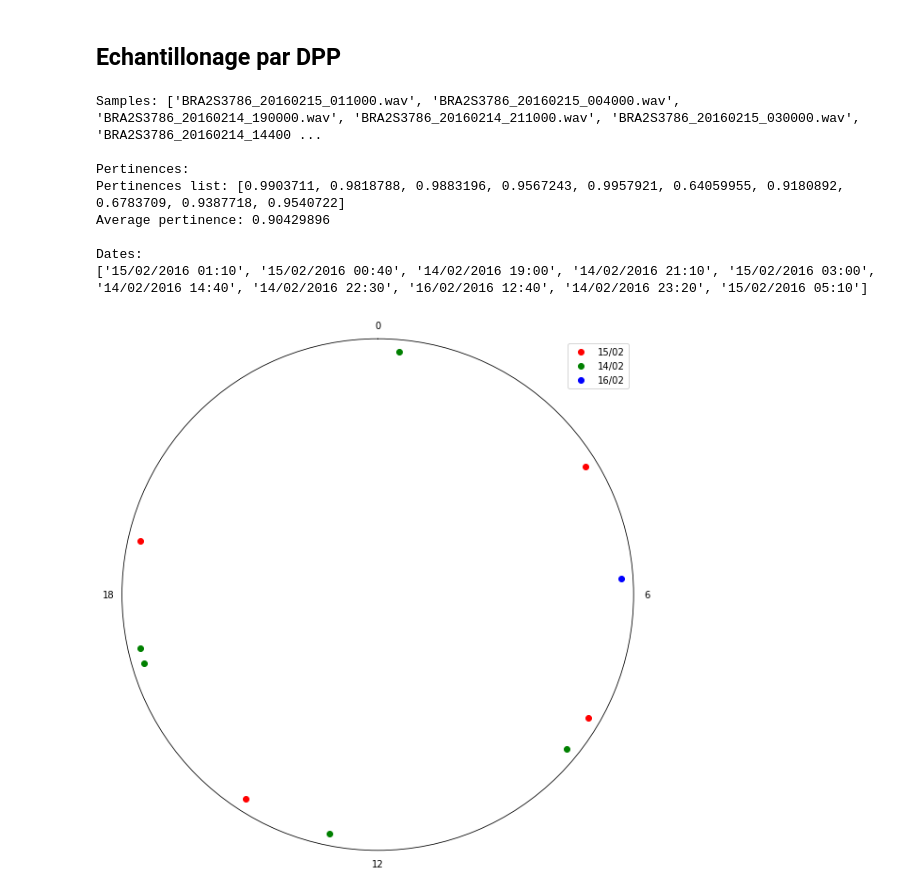
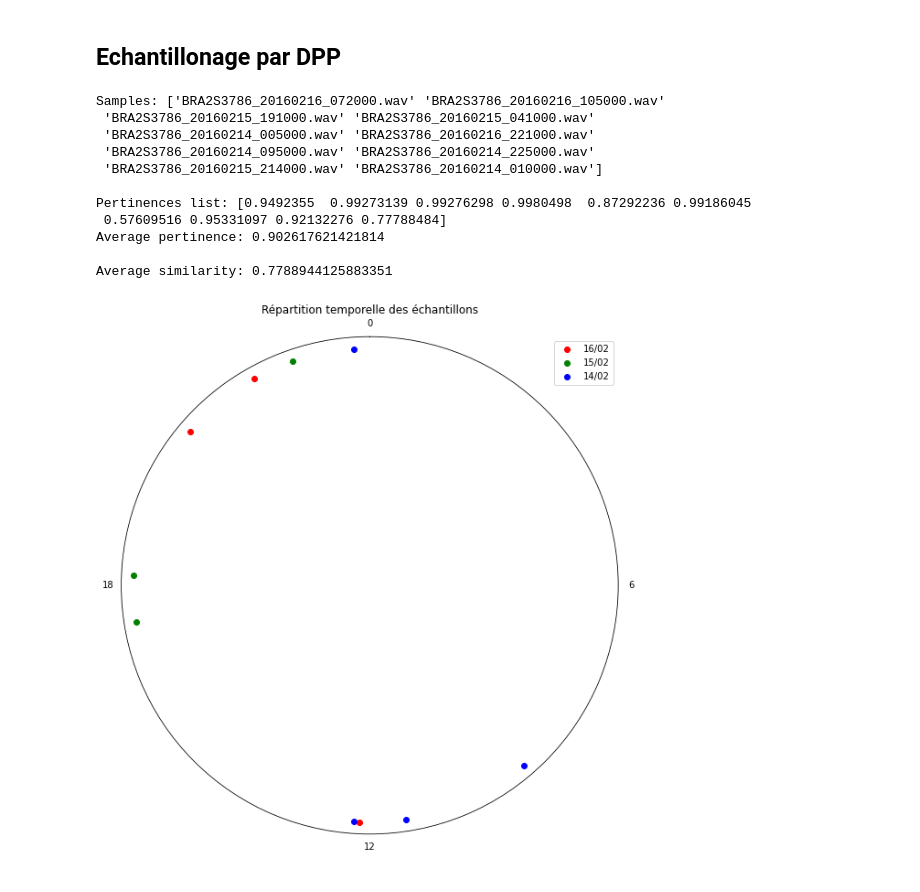
Before and after one commit to outidrarine/Detpop, a Jupyter notebook: TestEchantillonages.ipynb, the cells around one changed output. Drawn from its saved outputs; the diff is of its cells as text; code cells hidden in the pictures.

```diff
--- a/TestEchantillonages.ipynb
+++ b/TestEchantillonages.ipynb
@@ -17,66 +86,41 @@ print(sampling_pertinence(10))
 # %% [markdown]
 ## Echantillonage par DPP
 # %%
-import os
 import numpy as np
 from echantillonages import sampling_dpp
-from utils import getDateFromFilename, getSound
-from constructionPsi import compute_pertinence
+from constructionPsi import compute_sample_pertinence, compute_average_similaritiy
 from affichageDonnees import displayPolarSamples
 
+
 root = './SoundDatabase'
-dates = []
-pertinences = []
-
-
 nbSamples = 10
 samples = sampling_dpp(nbSamples)
 
-
-for sample in samples:
-    date = getDateFromFilename(sample, with_root = False, root = root)
-    dates.append(date)
-
-    sound, fe = getSound(os.path.join(root, sample), 5)
-    pertinence = compute_pertinence(sound, fe)
-    pertinences.append(pertinence)
-
-
-# psi = getpsi()
-# similarities = 0
-# nbSamples = len(samples)
-# for j in range(0, nbSamples):
-#     for i in range(0, j):
-#         similarities += similarity(samples[j], samples[i], psi)
-
-# similarities /= nbSamples * (nbSamples - 1) / 2
-
-
-
+pertinences = compute_sample_pertinence(samples, root)
 
 
 print()
 print("Samples:", samples)
 print()
 
-print("Pertinences:")
-print("Pertinences list:", pertinences)
-print("Average pertinence:", np.mean(pertinences))
+print("Pertinences list:", pertinences['pertinence'])
+print("Average pertinence:", np.mean(pertinences['pertinence']))
 print()
 
-print("Dates:")
-print(dates)
-
-
+print("Average similarity:", compute_average_similaritiy(samples, root))
+print()
 
 displayPolarSamples(samples)
 # %% [output]
-Samples: ['BRA2S3786_20160215_011000.wav', 'BRA2S3786_20160215_004000.wav', 'BRA2S3786_20160214_190000.wav', 'BRA2S3786_20160214_211000.wav', 'BRA2S3786_20160215_030000.wav', 'BRA2S3786_20160214_14400 ...
+Samples: ['BRA2S3786_20160216_072000.wav' 'BRA2S3786_20160216_105000.wav'
+ 'BRA2S3786_20160215_191000.wav' 'BRA2S3786_20160215_041000.wav'
+ 'BRA2S3786_20160214_005000.wav' 'BRA2S3786_20160216_221000.wav'
+ 'BRA2S3786_20160214_095000.wav' 'BRA2S3786_20160214_225000.wav'
+ 'BRA2S3786_20160215_214000.wav' 'BRA2S3786_20160214_010000.wav']
 
-Pertinences:
-Pertinences list: [0.9903711, 0.9818788, 0.9883196, 0.9567243, 0.9957921, 0.64059955, 0.9180892, 0.6783709, 0.9387718, 0.9540722]
-Average pertinence: 0.90429896
+Pertinences list: [0.9492355  0.99273139 0.99276298 0.9980498  0.87292236 0.99186045
+ 0.57609516 0.95331097 0.92132276 0.77788484]
+Average pertinence: 0.902617621421814
 
-Dates:
-['15/02/2016 01:10', '15/02/2016 00:40', '14/02/2016 19:00', '14/02/2016 21:10', '15/02/2016 03:00', '14/02/2016 14:40', '14/02/2016 22:30', '16/02/2016 12:40', '14/02/2016 23:20', '15/02/2016 05:10']
+Average similarity: 0.7788944125883351
-[figure, old version]
+[figure, new version]
```
Also changed, not shown: parts of 4 cells of this notebook, 5 other files.
